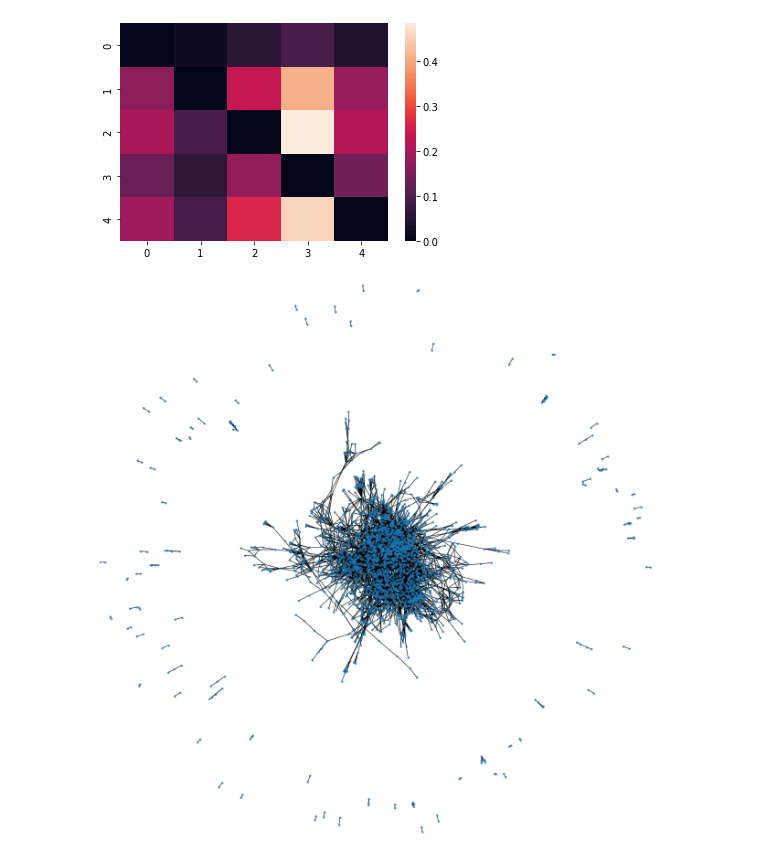
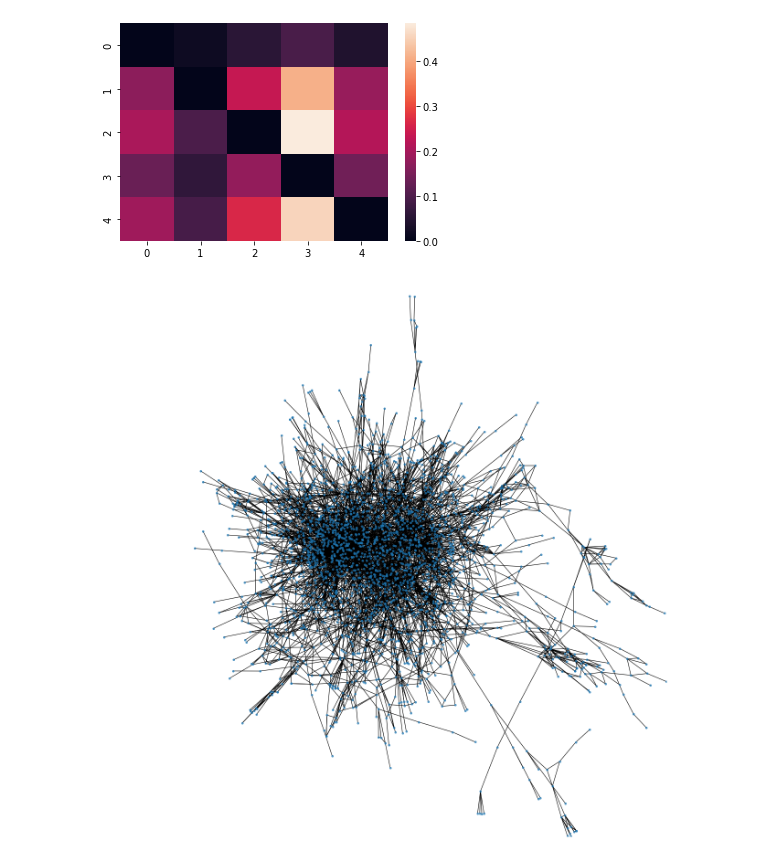
Before and after one commit to samuelbarrett1234/atml-group-11, a Jupyter notebook: sam/notebooks/Graphs.ipynb, the cells around one changed output. Cells and saved outputs as stored; diff of their text form; code cells hidden in the pictures.

```diff
--- a/sam/notebooks/Graphs.ipynb
+++ b/sam/notebooks/Graphs.ipynb
@@ -33,8 +33,8 @@ test_mask = cora_graph.test_mask.to(device)
 val_mask = cora_graph.val_mask.to(device)
 # %%
 display_mask = torch.zeros(train_mask.shape, dtype=train_mask.dtype)
-G = nx.from_numpy_matrix(adjacency_matrix.cpu().numpy())
-display_mask[np.array(nx.max_weight_clique(G, weight=None)[0], dtype=np.int32)] = True
+G_cora = nx.from_numpy_matrix(adjacency_matrix.cpu().numpy())
+display_mask[np.array(nx.max_weight_clique(G_cora, weight=None)[0], dtype=np.int32)] = True
 # %%
 gatv2_first_layer = torch.load(GATV2_MODEL_FNAME).layers[0].to(device)
 # %%
@@ -66,18 +66,21 @@ with torch.no_grad():
 [figure]
 [figure]
 [figure]
+# %%
+# get largest connected component of PPI test graph
+G_cora_comp = G_cora.subgraph(sorted(nx.connected_components(G_cora), key=len, reverse=True)[0])
 # %%
 plt.figure(num=None, figsize=(20, 20), dpi=80)
 plt.axis('off')
 fig = plt.figure(1)
-pos = nx.spring_layout(G)
-nx.draw_networkx_nodes(G,pos, node_shape='.', node_size=50, alpha=0.7)
-nx.draw_networkx_edges(G,pos)
+pos = nx.spring_layout(G_cora_comp)
+nx.draw_networkx_nodes(G_cora_comp, pos, node_shape='.', node_size=50, alpha=0.7)
+nx.draw_networkx_edges(G_cora_comp, pos)
 xmax = max(abs(xx) for xx, yy in pos.values())
 ymax = max(abs(yy) for xx, yy in pos.values())
 plt.xlim(-xmax, xmax)
 plt.ylim(-ymax, ymax)
 plt.savefig('E:/atml/cora.svg', format='svg', bbox_inches='tight')
 plt.show()
 # %% [output]
-[figure, old version]
+[figure, new version]
```
Also changed, not shown: parts of 3 cells of this notebook.
